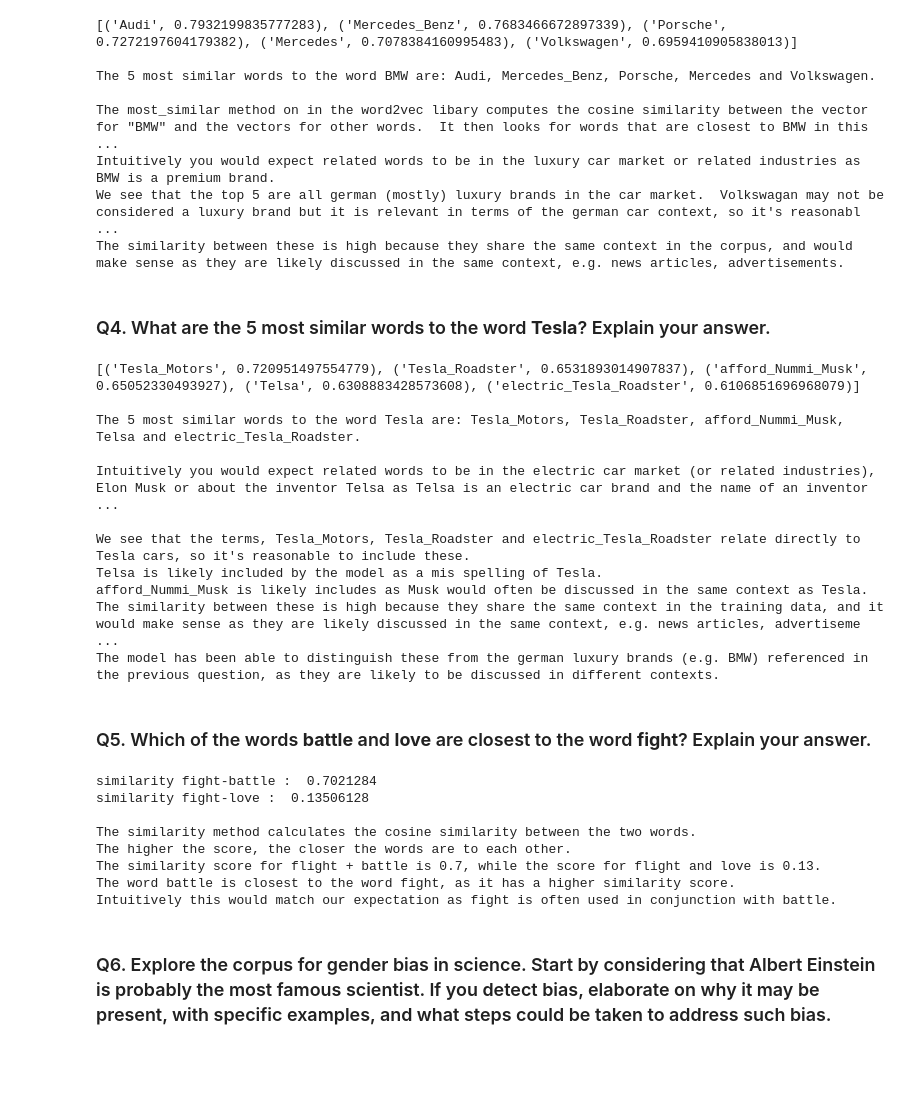
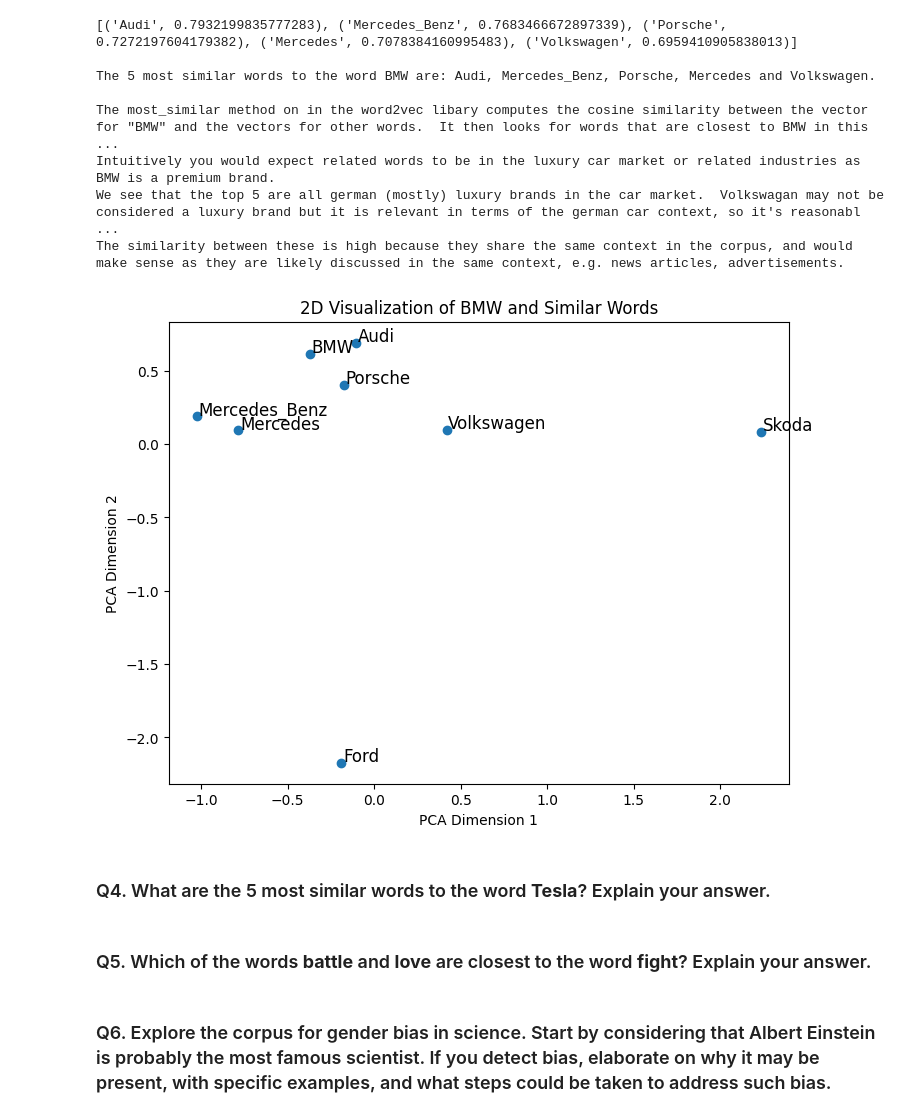
Before and after one commit to qaz73/MN5002, a Jupyter notebook: Section 1/Section1Assignment_gorourke.ipynb, the cells around one changed output. Cells and saved outputs as stored; diff of their text form; code cells hidden in the pictures; blank space fills up the shorter version.

```diff
--- a/Section 1/Section1Assignment_gorourke.ipynb
+++ b/Section 1/Section1Assignment_gorourke.ipynb
@@ -272,6 +267,33 @@ The most_similar method on in the word2vec libary computes the cosine similarity
 Intuitively you would expect related words to be in the luxury car market or related industries as BMW is a premium brand.
 We see that the top 5 are all german (mostly) luxury brands in the car market.  Volkswagan may not be considered a luxury brand but it is relevant in terms of the german car context, so it's reasonabl ...
 The similarity between these is high because they share the same context in the corpus, and would make sense as they are likely discussed in the same context, e.g. news articles, advertisements.
+# %%
+words_to_plot = ['Audi', 'Mercedes_Benz', 'Porsche', 'Mercedes' ,'Volkswagen', 'Skoda', 'BMW', 'Ford']
+vectors_to_plot = np.array([google_news_vectors[word] for word in words_to_plot])
+
+from sklearn.decomposition import PCA
+import matplotlib.pyplot as plt
+
+# Reduce to 2D
+pca = PCA(n_components=2)
+vectors_2d = pca.fit_transform(vectors_to_plot)
+
+plt.figure(figsize=(8,6))
+x = vectors_2d[:,0]
+y = vectors_2d[:,1]
+
+plt.scatter(x, y)
+
+# Add labels
+for i, word in enumerate(words_to_plot):
+    plt.text(x[i]+0.01, y[i]+0.01, word, fontsize=12)
+
+plt.title("2D Visualization of BMW and Similar Words")
+plt.xlabel("PCA Dimension 1")
+plt.ylabel("PCA Dimension 2")
+plt.show()
+# %% [output]
+[figure, added]
 # %% [markdown]
 ### Q4. What are the 5 most similar words to the word **Tesla**? Explain your answer.
 # %%
@@ -289,18 +311,6 @@ The similarity between these is high because they share the same context in the
 The model has been able to distinguish these from the german luxury brands (e.g. BMW) referenced in the previous question, as they are likely to be discussed in different contexts.
 
 """)
-# %% [output]
-[('Tesla_Motors', 0.720951497554779), ('Tesla_Roadster', 0.6531893014907837), ('afford_Nummi_Musk', 0.65052330493927), ('Telsa', 0.6308883428573608), ('electric_Tesla_Roadster', 0.6106851696968079)]
-
-The 5 most similar words to the word Tesla are: Tesla_Motors, Tesla_Roadster, afford_Nummi_Musk, Telsa and electric_Tesla_Roadster.
-
-Intuitively you would expect related words to be in the electric car market (or related industries), Elon Musk or about the inventor Telsa as Telsa is an electric car brand and the name of an inventor ...
-
-We see that the terms, Tesla_Motors, Tesla_Roadster and electric_Tesla_Roadster relate directly to Tesla cars, so it's reasonable to include these.
-Telsa is likely included by the model as a mis spelling of Tesla.
-afford_Nummi_Musk is likely includes as Musk would often be discussed in the same context as Tesla.
-The similarity between these is high because they share the same context in the training data, and it would make sense as they are likely discussed in the same context, e.g. news articles, advertiseme ...
-The model has been able to distinguish these from the german luxury brands (e.g. BMW) referenced in the previous question, as they are likely to be discussed in different contexts.
 # %% [markdown]
 ### Q5. Which of the words **battle** and **love** are closest to the word **fight**? Explain your answer.
 # %%
@@ -317,15 +327,6 @@ The similarity score for flight + battle is 0.7, while the score for flight and
 The word battle is closest to the word fight, as it has a higher similarity score.
 Intuitively this would match our expectation as fight is often used in conjunction with battle.
 """)
-# %% [output]
-similarity fight-battle :  0.7021284
-similarity fight-love :  0.13506128
-
-The similarity method calculates the cosine similarity between the two words.
-The higher the score, the closer the words are to each other.
-The similarity score for flight + battle is 0.7, while the score for flight and love is 0.13.
-The word battle is closest to the word fight, as it has a higher similarity score.
-Intuitively this would match our expectation as fight is often used in conjunction with battle.
 # %% [markdown]
 ### Q6. Explore the corpus for gender bias in science. Start by considering that Albert Einstein is probably the most famous scientist. If you detect bias, elaborate on why it may be present, with specific examples, and what steps could be taken to address such bias.
 # %%
```
Also changed, not shown: parts of 5 cells of this notebook.
